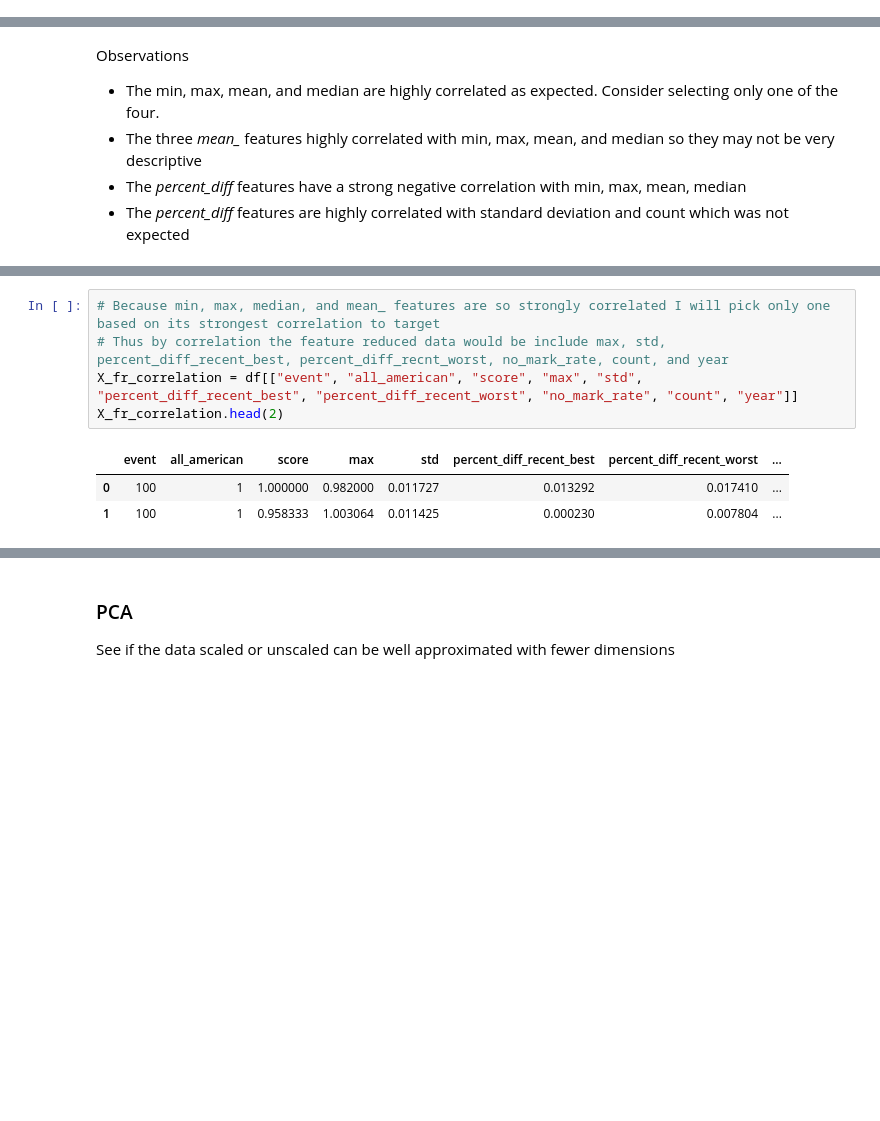
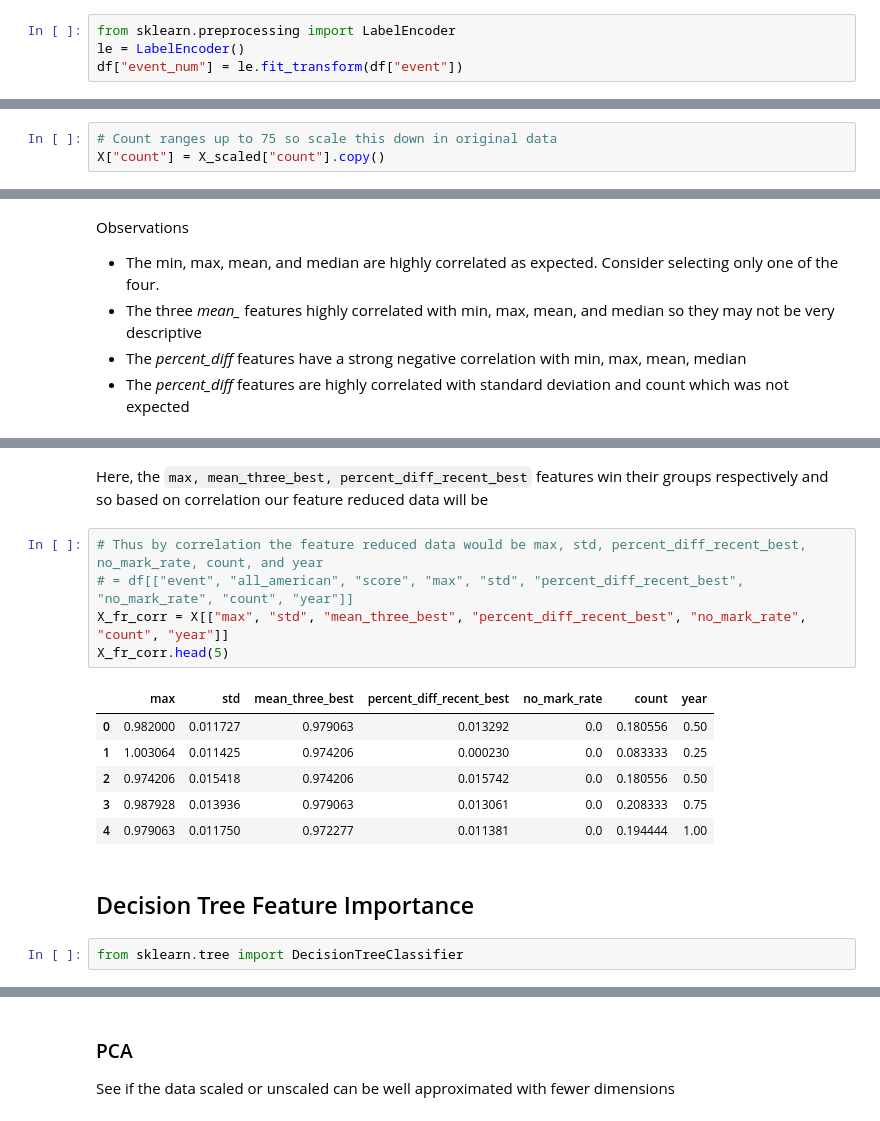
Before and after one commit to HybridNeos/TFRRS-API, a Jupyter notebook: part_3.ipynb, the cells around one changed output, grey strips where cells are left out. Saved outputs shown, nothing was run; the diff lists cells and outputs as text; blank space fills up the shorter version.

```diff
--- a/part_3.ipynb
+++ b/part_3.ipynb
@@ -16,6 +16,10 @@ X["year"] /= 4
 
 y_score = df["score"]
 y_all_am = df["all_american"]
+# %%
+from sklearn.preprocessing import LabelEncoder
+le = LabelEncoder()
+df["event_num"] = le.fit_transform(df["event"])
 # %%
 # Prepare scaled data for later
 from sklearn.preprocessing import MinMaxScaler
@@ -25,4 +29,7 @@ X_scaled_np = scaler.fit_transform(X.drop(["year"], axis=1))
 X_scaled = pd.DataFrame(X_scaled_np, columns=columns)
 #X_scaled = pd.concat([df[["all_american", "score"]], X_scaled, df["year"]], axis=1)
 X_scaled = pd.concat([X_scaled, df["year"]], axis=1)
+# %%
+# Count ranges up to 75 so scale this down in original data
+X["count"] = X_scaled["count"].copy()
 # %% [markdown]
@@ -89,12 +111,21 @@ count                        0.122951
 year                         0.035511
 score                        1.000000
 Name: score, dtype: float64
+# %% [markdown]
+Here, the `max, mean_three_best, percent_diff_recent_best` features win their groups respectively and so based on correlation our feature reduced data will be
 # %%
-# Because min, max, median, and mean_ features are so strongly correlated I will pick only one based on its strongest correlation to target
-# Thus by correlation the feature reduced data would be include max, std, percent_diff_recent_best, percent_diff_recnt_worst, no_mark_rate, count, and year
-X_fr_correlation = df[["event", "all_american", "score", "max", "std", "percent_diff_recent_best", "percent_diff_recent_worst", "no_mark_rate", "count", "year"]]
-X_fr_correlation.head(2)
+# Thus by correlation the feature reduced data would be max, std, percent_diff_recent_best, no_mark_rate, count, and year
+# = df[["event", "all_american", "score", "max", "std", "percent_diff_recent_best", "no_mark_rate", "count", "year"]]
+X_fr_corr = X[["max", "std", "mean_three_best", "percent_diff_recent_best", "no_mark_rate", "count", "year"]]
+X_fr_corr.head(5)
 # %% [output]
-|  | event | all_american | score | max | std | percent_diff_recent_best | percent_diff_recent_worst | ... |
-| 0 | 100 | 1 | 1.000000 | 0.982000 | 0.011727 | 0.013292 | 0.017410 | ... |
-| 1 | 100 | 1 | 0.958333 | 1.003064 | 0.011425 | 0.000230 | 0.007804 | ... |
+|  | max | std | mean_three_best | percent_diff_recent_best | no_mark_rate | count | year |
+| 0 | 0.982000 | 0.011727 | 0.979063 | 0.013292 | 0.0 | 0.180556 | 0.50 |
+| 1 | 1.003064 | 0.011425 | 0.974206 | 0.000230 | 0.0 | 0.083333 | 0.25 |
+| 2 | 0.974206 | 0.015418 | 0.974206 | 0.015742 | 0.0 | 0.180556 | 0.50 |
+| 3 | 0.987928 | 0.013936 | 0.979063 | 0.013061 | 0.0 | 0.208333 | 0.75 |
+| 4 | 0.979063 | 0.011750 | 0.972277 | 0.011381 | 0.0 | 0.194444 | 1.00 |
+# %% [markdown]
+## Decision Tree Feature Importance
+# %%
+from sklearn.tree import DecisionTreeClassifier
```
Also changed, not shown: parts of 69 cells of this notebook.
